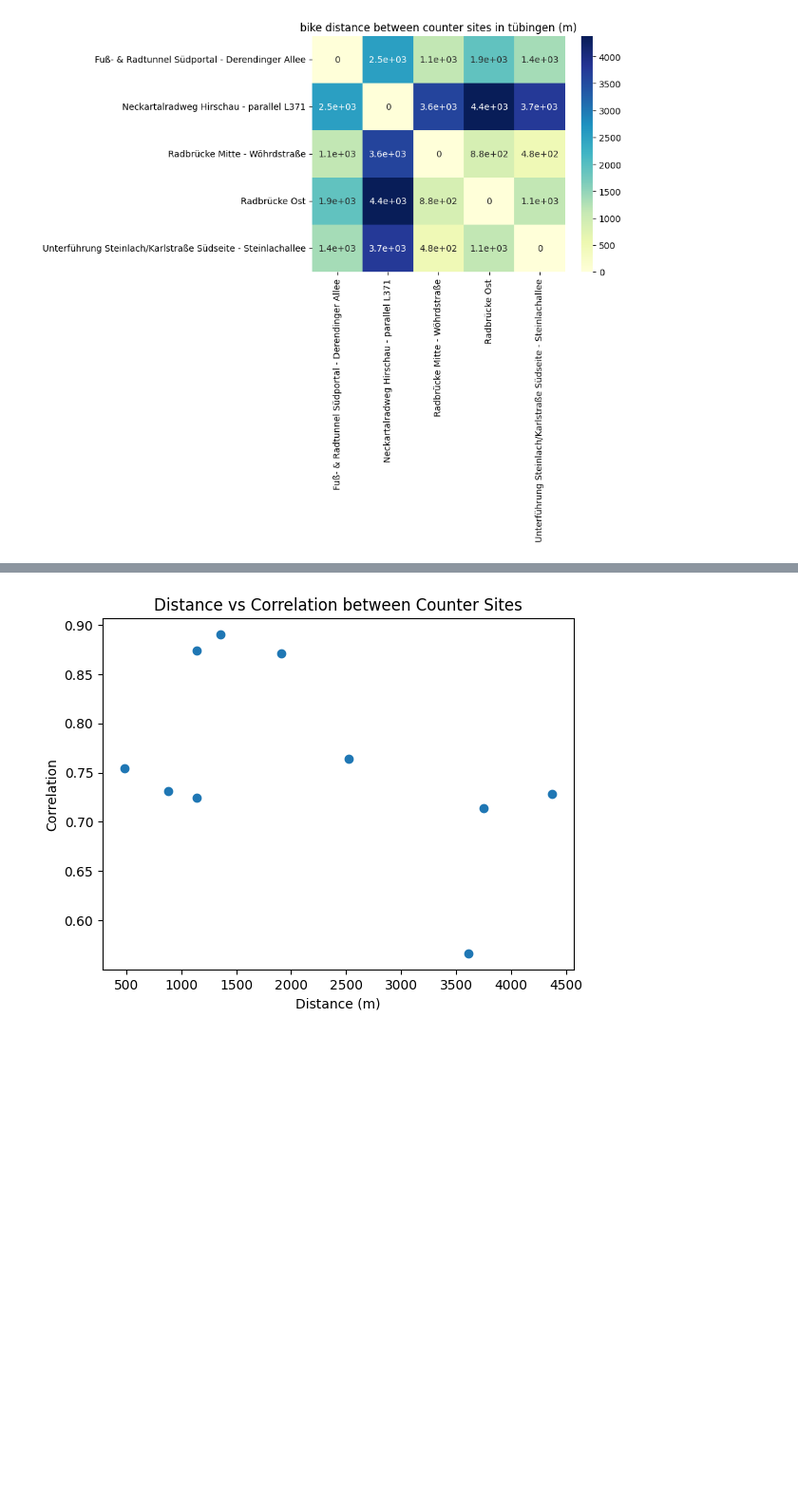
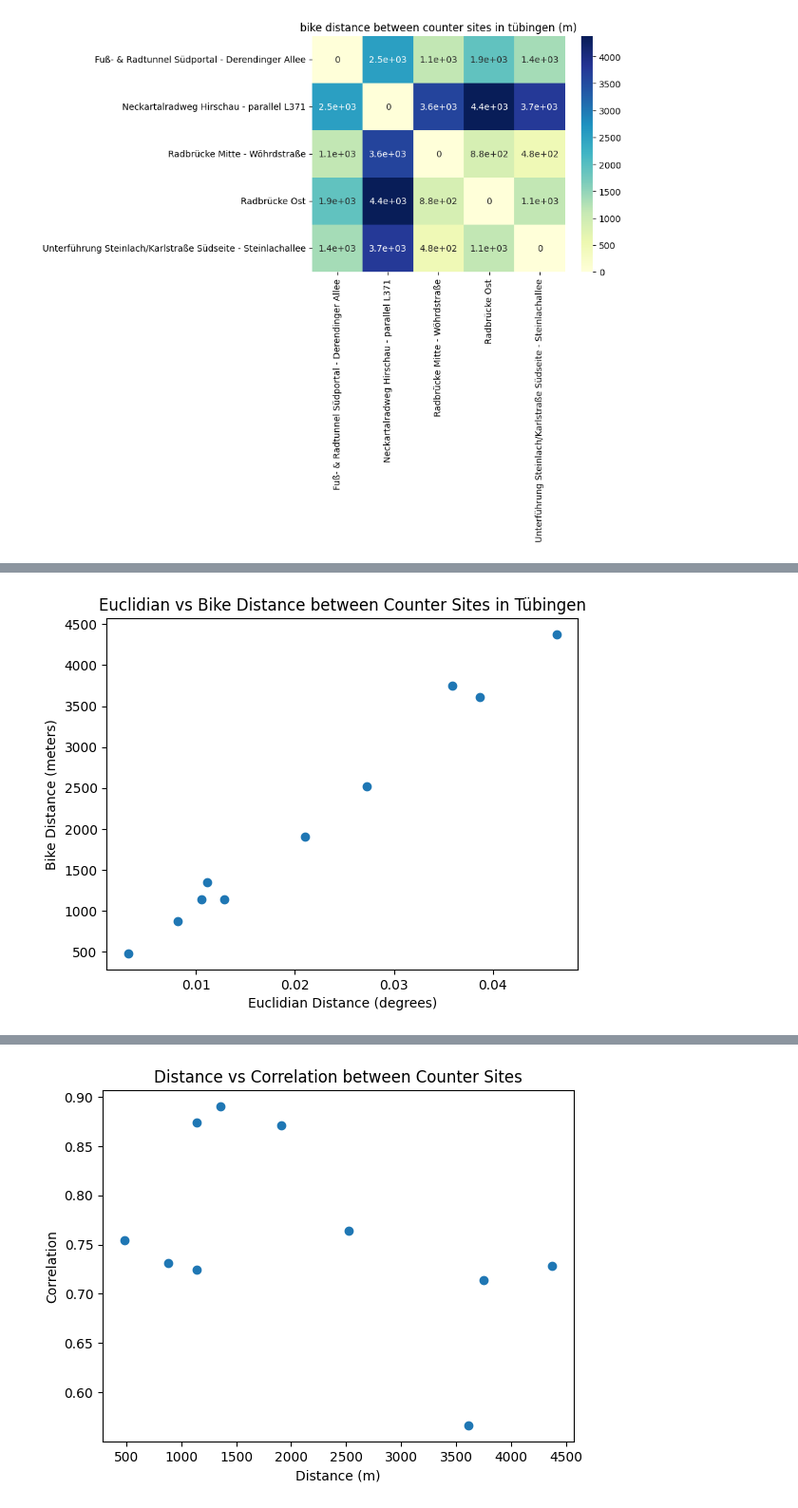
Before and after one commit to cleesee/fahrradzaehler, a Jupyter notebook: maps.ipynb, the cells around one changed output, grey strips where cells are left out. Shown at 95% size. Saved outputs shown, nothing was run; the diff lists cells and outputs as text; code cells hidden in the pictures; blank space fills up the shorter version.

```diff
--- a/maps.ipynb
+++ b/maps.ipynb
@@ -158,0 +208,17 @@ plt.show()
+# %%
+# euclidian vs bike distance scatter plot
+euclidian_distances = []
+bike_distances = []
+for site_a in tue_sites:
+    for site_b in tue_sites:
+        if site_a >= site_b:
+            continue
+        euclidian_distances.append(tue_dist_matrix.loc[site_a, site_b])
+        bike_distances.append(dist_matrix.loc[site_a, site_b])
+plt.scatter(euclidian_distances, bike_distances)
+plt.xlabel("Euclidian Distance (degrees)")
+plt.ylabel("Bike Distance (meters)")
+plt.title("Euclidian vs Bike Distance between Counter Sites in Tübingen")
+plt.show()
+# %% [output]
+[figure, added]
```
Also changed, not shown: parts of 5 cells of this notebook.
